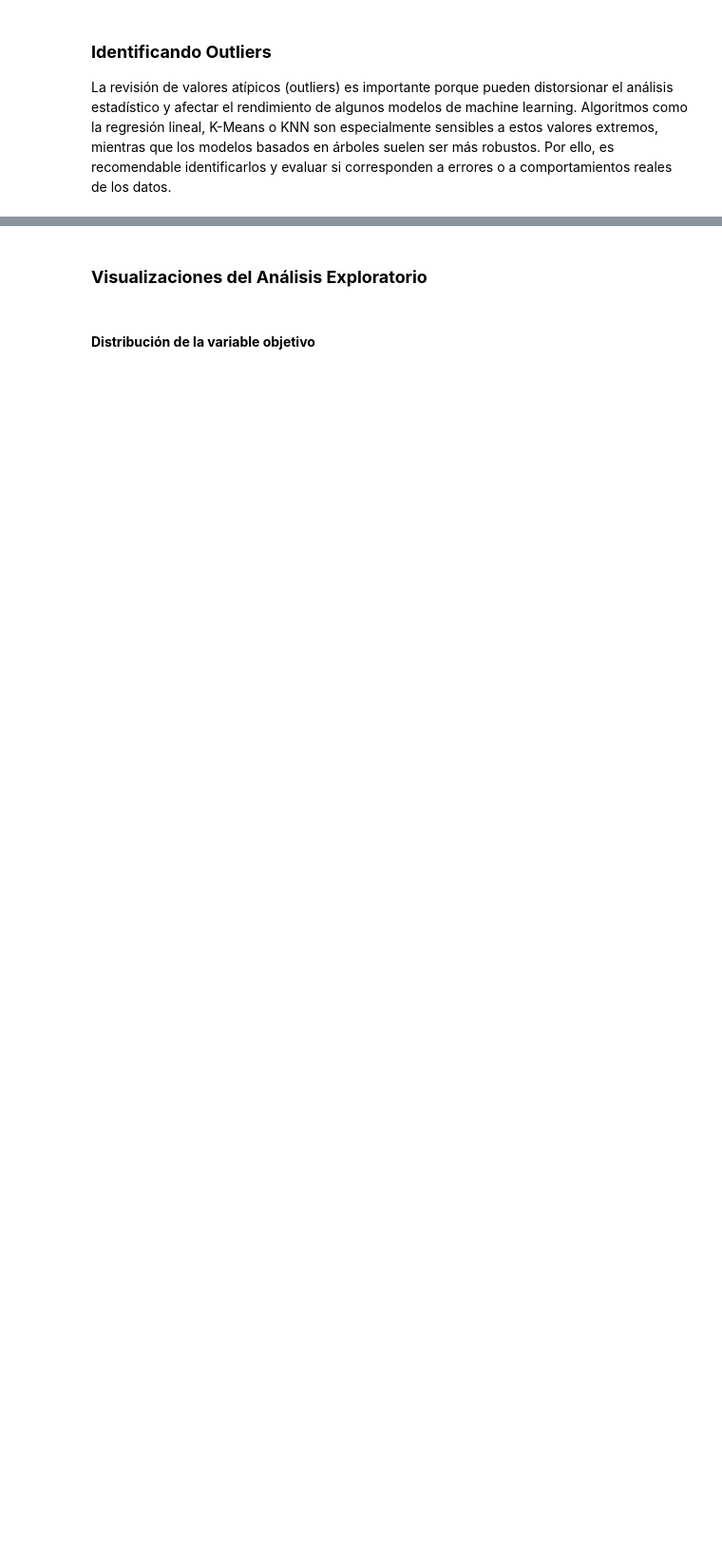
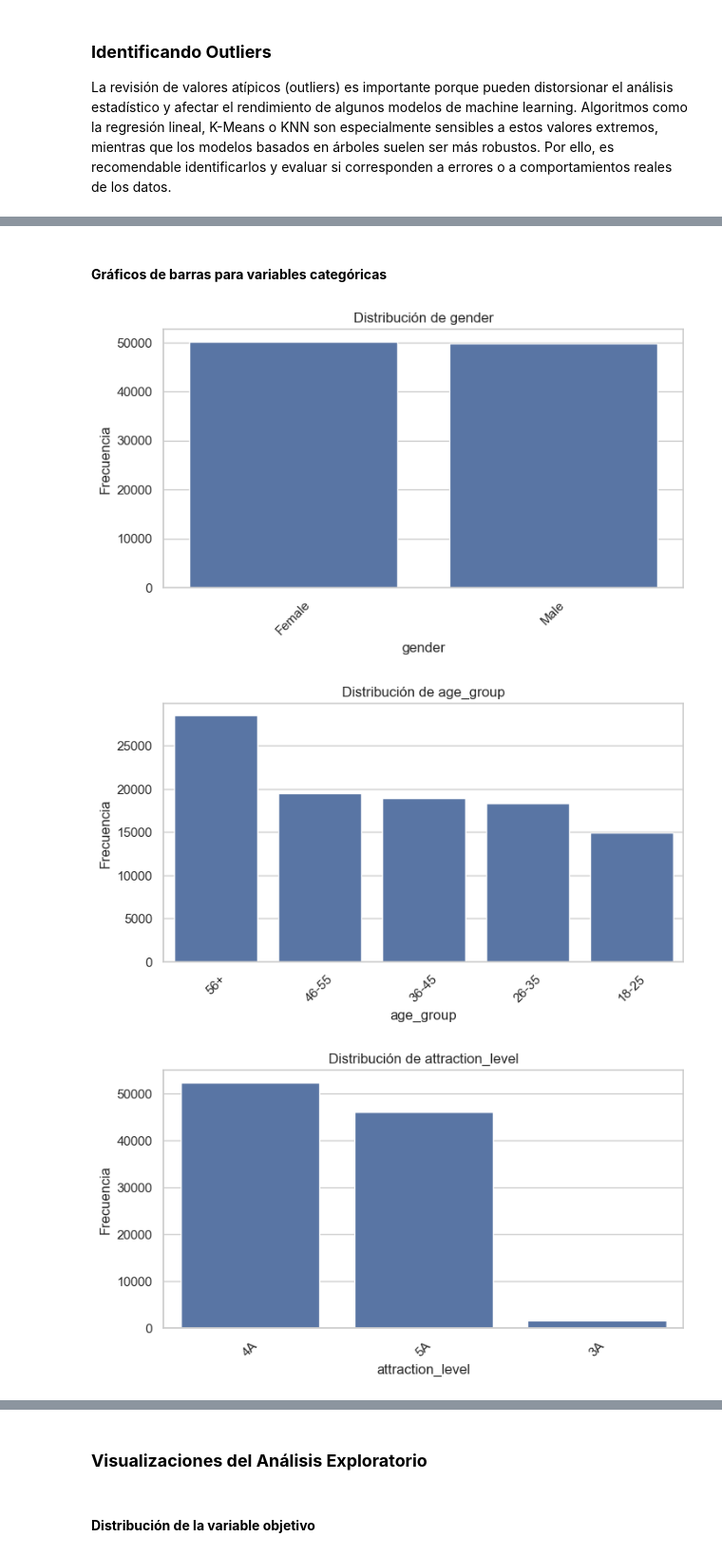
Before and after one commit to yurilealjaque/Skillnest-Data-Science-Proyecto-2, a Jupyter notebook: EDA/EDA_tourism_recommendation_dataset_en.ipynb, the cells around one changed output, grey strips where cells are left out. Shown at 95% size. Saved outputs shown, nothing was run; the diff lists cells and outputs as text; code cells hidden in the pictures; blank space fills up the shorter version.

Commit message:
cuarto dataset

```diff
--- a/EDA/EDA_tourism_recommendation_dataset_en.ipynb
+++ b/EDA/EDA_tourism_recommendation_dataset_en.ipynb
@@ -48,7 +47,7 @@ sns.set_theme(style="whitegrid")
 ### **Carga del Conjunto de Datos**
 # %%
 # Cargamos el dataset indicando el nombre exacto del archivo
-###df = pd.read_csv('')
+df = pd.read_csv('C:/Users/yuril/OneDrive/Escritorio/Proyectos skillnest cientifico de datos/Proyecto 2 – Parte I (Core)/dataset/tourism_recommendation_dataset_en.csv')
 
 # Primeros 5 registros del conjunto de datos
 df.head()
@@ -176,0 +569,31 @@ plt.show()
+# %% [markdown]
+#### **Gráficos de barras para variables categóricas**
+# %%
+# Se selecciona variables categóricas con pocas categorías para graficar
+columnas_categoricas_graficos = [
+    "gender",
+    "age_group",
+    "attraction_level",
+    "is_group_tour",
+    "season",
+    "is_holiday",
+    "recommendation_level",
+    "satisfaction_level"
+]
+
+for col in columnas_categoricas_graficos:
+    plt.figure(figsize=(8, 4))
+    sns.countplot(
+        data=df,
+        x=col,
+        order=df[col].value_counts().index
+    )
+    plt.title(f"Distribución de {col}")
+    plt.xlabel(col)
+    plt.ylabel("Frecuencia")
+    plt.xticks(rotation=45)
+    plt.show()
+# %% [output]
+[figure, added]
+[figure, added]
+[figure, added]
```
Also changed, not shown: parts of 85 cells of this notebook, 1 other file.
